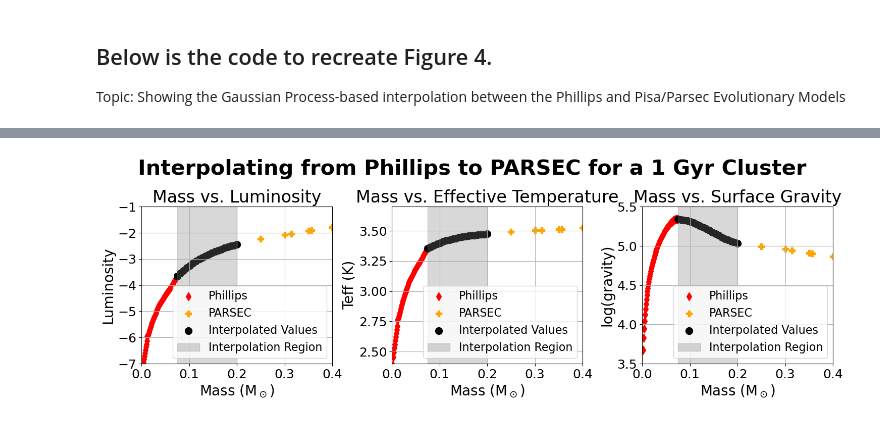
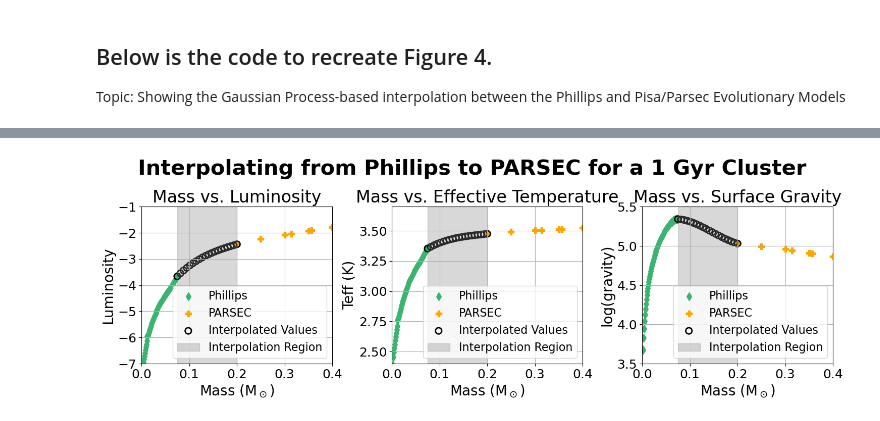
Before and after one commit to astropy/SPISEA, a Jupyter notebook: docs/paper_examples/Begbie+26/Figure 4.ipynb, the cells around one changed output, grey strips where cells are left out. Cells and saved outputs as stored; diff of their text form; code cells hidden in the pictures.

```diff
--- a/docs/paper_examples/Begbie+26/Figure 4.ipynb
+++ b/docs/paper_examples/Begbie+26/Figure 4.ipynb
@@ -86,9 +86,9 @@ plt.show()
 fig, axs = plt.subplots(1, 3, figsize=(15,5))
 plt.suptitle('Interpolating from Phillips to PARSEC for a 1 Gyr Cluster', fontsize=30, fontweight='bold')
 
-axs[0].scatter(philpars_m[phil2], philpars_l[phil2], label='Phillips', color='red', marker='d', s=70)
+axs[0].scatter(philpars_m[phil2], philpars_l[phil2], label='Phillips', color='mediumseagreen', marker='d', s=70)
 axs[0].scatter(philpars_m[parsec], philpars_l[parsec], label='PARSEC', color='orange', marker='P', s=70)
-axs[0].scatter(philpars_m[philpars_interp], philpars_l[philpars_interp], label='Interpolated Values', color='black', s=100)
+axs[0].scatter(philpars_m[philpars_interp], philpars_l[philpars_interp], label='Interpolated Values', facecolors='none', edgecolors='black', lw=2, s=80)
 axs[0].axvspan(0.075, 0.2, alpha=0.3, color='tab:gray', label='Interpolation Region')
 axs[0].set_title('Mass vs. Luminosity', fontsize=24)
 axs[0].set_xlabel('Mass (M$_\odot$)', fontsize=20)
@@ -98,35 +98,35 @@ axs[0].set_ylim(-7, -1)
 axs[0].tick_params(axis='both', labelsize=18)
 axs[0].grid()
 axs[0].legend(loc='lower right', fontsize=16)
 
-axs[1].scatter(philpars_m[phil2], philpars_t[phil2], label='Phillips', color='red', marker='d', s=70)
+axs[1].scatter(philpars_m[phil2], philpars_t[phil2], label='Phillips', color='mediumseagreen', marker='d', s=70)
 axs[1].scatter(philpars_m[parsec], philpars_t[parsec], label='PARSEC', color='orange', marker='P', s=70)
-axs[1].scatter(philpars_m[philpars_interp], philpars_t[philpars_interp], label='Interpolated Values', color='black', s=100)
+axs[1].scatter(philpars_m[philpars_interp], philpars_t[philpars_interp], label='Interpolated Values', facecolors='none', edgecolors='black', lw=2, s=80)
 axs[1].axvspan(0.075, 0.2, alpha=0.3, color='tab:gray', label='Interpolation Region')
 axs[1].set_title('Mass vs. Effective Temperature', fontsize=24)
 axs[1].set_xlabel('Mass (M$_\odot$)', fontsize=20)
 axs[1].set_ylabel('Teff (K)', fontsize=20)
 axs[1].set_xlim(0,0.4)
 axs[1].set_ylim(2.4, 3.7)
 axs[1].tick_params(axis='both', labelsize=18)
 axs[1].grid()
 axs[1].legend(loc='lower right', fontsize=16)
 
-axs[2].scatter(philpars_m[phil2], philpars_g[phil2], label='Phillips', color='red', marker='d', s=70)
+axs[2].scatter(philpars_m[phil2], philpars_g[phil2], label='Phillips', color='mediumseagreen', marker='d', s=70)
 axs[2].scatter(philpars_m[parsec], philpars_g[parsec], label='PARSEC', color='orange', marker='P', s=70)
-axs[2].scatter(philpars_m[philpars_interp], philpars_g[philpars_interp], label='Interpolated Values', color='black', s=100)
+axs[2].scatter(philpars_m[philpars_interp], philpars_g[philpars_interp], label='Interpolated Values', facecolors='none', edgecolors='black', lw=2, s=80)
 axs[2].axvspan(0.075, 0.2, alpha=0.3, color='tab:gray', label='Interpolation Region')
 axs[2].set_title('Mass vs. Surface Gravity', fontsize=24)
 axs[2].set_xlabel('Mass (M$_\odot$)', fontsize=20)
 axs[2].set_ylabel('log(gravity)', fontsize=20)
 axs[2].set_xlim(0,0.4)
 axs[2].set_ylim(3.5, 5.5)
 axs[2].tick_params(axis='both', labelsize=18)
 axs[2].grid()
 axs[2].legend(loc='lower right', fontsize=16)
 
 plt.tight_layout()
 #plt.savefig('philtoparsec.png')
 plt.show()
 # %% [output]
-[figure, old version]
+[figure, new version]
```
Also changed, not shown: parts of 1 cell of this notebook, 6 other files.
